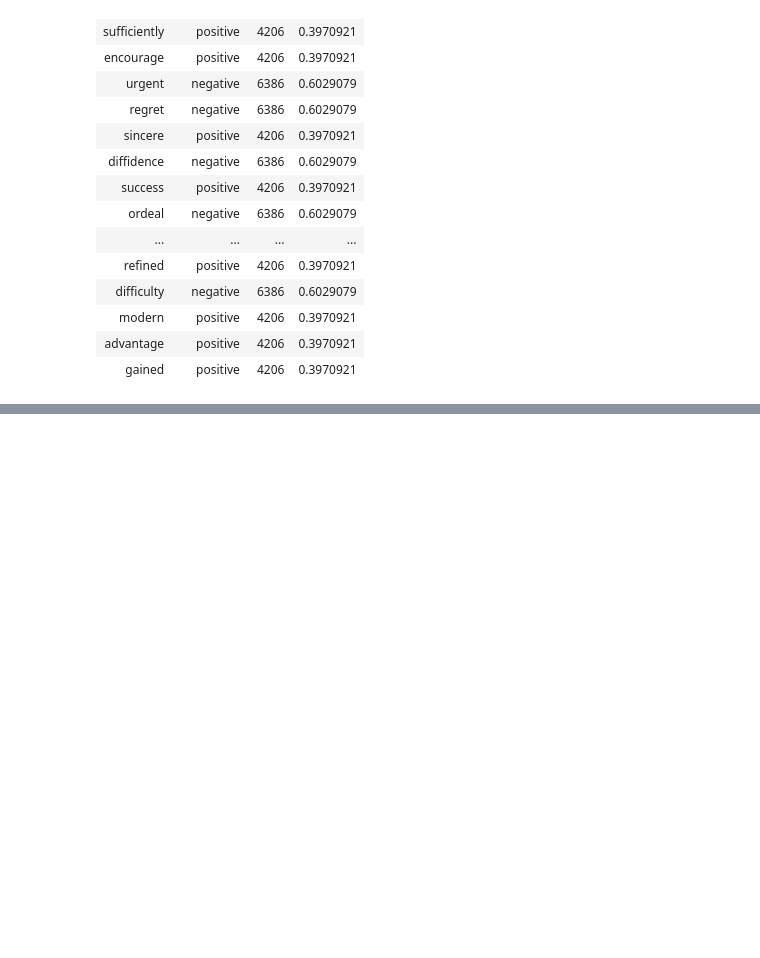
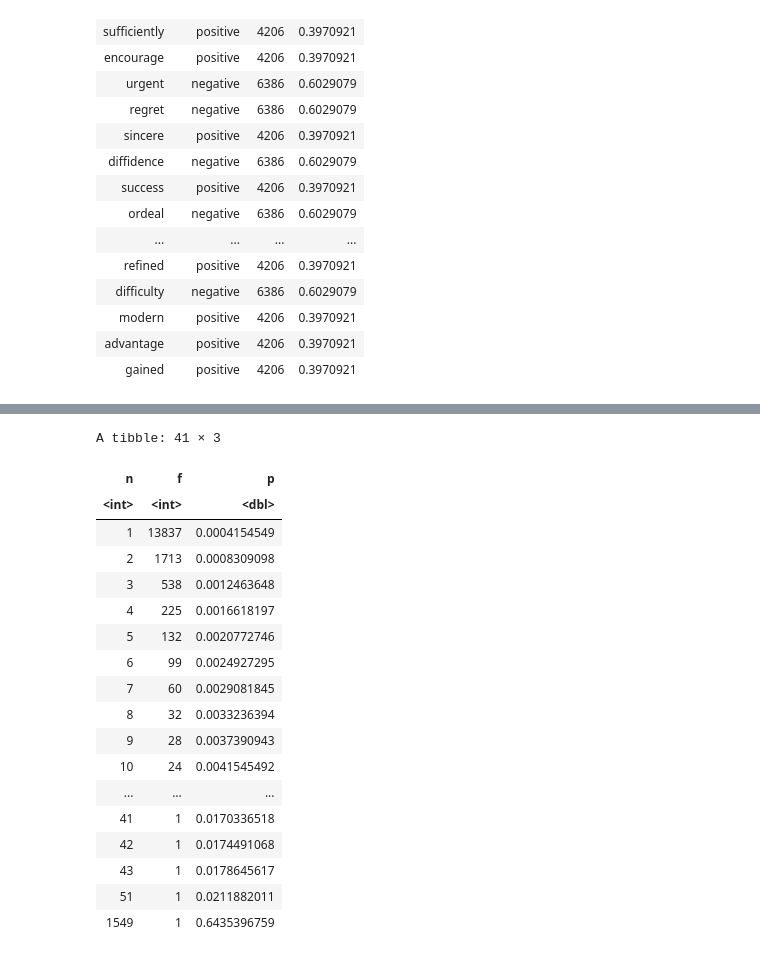
Before and after one commit to jarif87/R-Program, a Jupyter notebook: Binary_Classification.ipynb, the cells around one changed output, grey strips where cells are left out. Cells and saved outputs as stored; diff of their text form; code cells hidden in the pictures; blank space fills up the shorter version.

```diff
--- a/Binary_Classification.ipynb
+++ b/Binary_Classification.ipynb
@@ -184,0 +467,26 @@ A tibble: 10592 × 4
+# %%
+# Pair frequencies
+df %>%
+  group_by(n) %>%
+  summarize(f = n()) %>%  # Count number of words
+  mutate(p = n / sum(n))  # Get proportions of total
+# %% [output]
+A tibble: 41 × 3
+| n | f | p |
+| <int> | <int> | <dbl> |
+| 1 | 13837 | 0.0004154549 |
+| 2 | 1713 | 0.0008309098 |
+| 3 | 538 | 0.0012463648 |
+| 4 | 225 | 0.0016618197 |
+| 5 | 132 | 0.0020772746 |
+| 6 | 99 | 0.0024927295 |
+| 7 | 60 | 0.0029081845 |
+| 8 | 32 | 0.0033236394 |
+| 9 | 28 | 0.0037390943 |
+| 10 | 24 | 0.0041545492 |
+| ... | ... | ... |
+| 41 | 1 | 0.0170336518 |
+| 42 | 1 | 0.0174491068 |
+| 43 | 1 | 0.0178645617 |
+| 51 | 1 | 0.0211882011 |
+| 1549 | 1 | 0.6435396759 |
```
Also changed, not shown: parts of 19 cells of this notebook.
